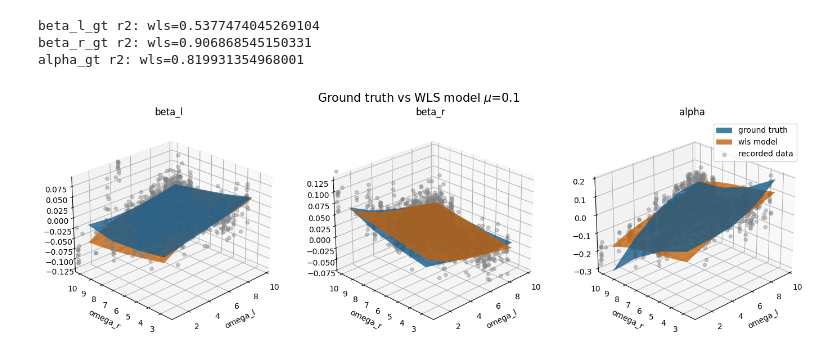
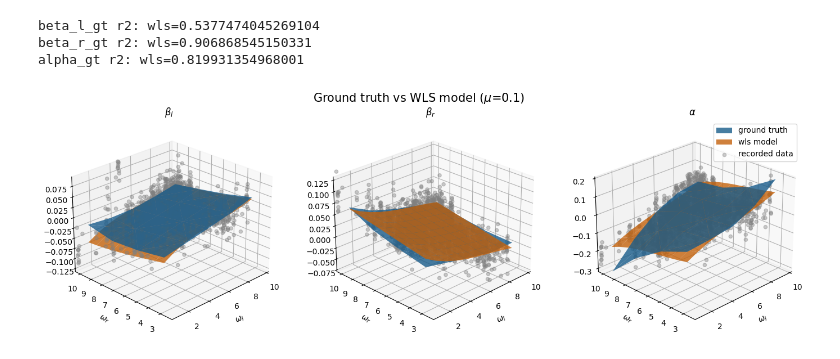
Before and after one commit to jprogrammer13/drp_course_2023, a Jupyter notebook: notebooks/results_plot.ipynb, the cells around one changed output. Saved outputs shown, nothing was run; the diff lists cells and outputs as text; code cells hidden in the pictures.

```diff
--- a/notebooks/results_plot.ipynb
+++ b/notebooks/results_plot.ipynb
@@ -512,9 +512,9 @@ ax1 = fig.add_subplot(131, projection='3d')
 ax1.scatter(omega_l_wls, omega_r_wls, beta_l_wls, color="gray", alpha=0.4)
 ax1.plot_trisurf(omega_l_gt, omega_r_gt, beta_l_gt, alpha=0.8)
 ax1.plot_surface(omega_l_grid, omega_r_grid, beta_l_grid_wls, alpha=0.8)
-ax1.set_xlabel("omega_l")
-ax1.set_ylabel("omega_r")
-ax1.set_title("beta_l")
+ax1.set_xlabel("$\omega_l$")
+ax1.set_ylabel("$\omega_r$")
+ax1.set_title("$\\beta_l$")
 ax1.view_init(25, 225)
 
 # Adjust the axis limits to zoom in
@@ -527,37 +527,37 @@ ax1.set_zlim(min(beta_l_wls), max(beta_l_wls) * 0.95)
 ax2 = fig.add_subplot(132, projection='3d')
 ax2.plot_trisurf(omega_l_gt, omega_r_gt, beta_r_gt, alpha=0.8)
 ax2.plot_surface(omega_l_grid, omega_r_grid, beta_r_grid_wls, alpha=0.8)
 ax2.scatter(omega_l_wls, omega_r_wls, beta_r_wls, color="gray", alpha=0.4)
-ax2.set_xlabel("omega_l")
-ax2.set_ylabel("omega_r")
-ax2.set_title("beta_r")
+ax2.set_xlabel("$\omega_l$")
+ax2.set_ylabel("$\omega_r$")
+ax2.set_title("$\\beta_r$")
 ax2.view_init(25, 225)
 
 # Adjust the axis limits to zoom in
 ax2.set_xlim(min(omega_l_wls), max(omega_l_wls) * 0.95)
 ax2.set_ylim(min(omega_r_wls), max(omega_r_wls) * 0.95)
 ax2.set_zlim(min(beta_r_wls), max(beta_r_wls) * 0.95)
 
 # Alpha residuals
 ax3 = fig.add_subplot(133, projection='3d')
 ax3.plot_trisurf(omega_l_gt, omega_r_gt, alpha_gt,
                  alpha=0.8, label="ground truth")
 ax3.plot_surface(omega_l_grid, omega_r_grid, alpha_grid_wls,
                  alpha=0.8, label="wls model")
 ax3.scatter(omega_l_wls, omega_r_wls, alpha_wls,
             color="gray", alpha=0.4, label="recorded data")
 ax3.legend()
-ax3.set_xlabel("omega_l")
-ax3.set_ylabel("omega_r")
-ax3.set_title("alpha")
+ax3.set_xlabel("$\omega_l$")
+ax3.set_ylabel("$\omega_r$")
+ax3.set_title("$\\alpha$")
 ax3.view_init(25, 225)
 
 # Adjust the axis limits to zoom in
 ax3.set_xlim(min(omega_l_wls), max(omega_l_wls) * 0.95)
 ax3.set_ylim(min(omega_r_wls), max(omega_r_wls) * 0.95)
 ax3.set_zlim(min(alpha_wls), max(alpha_wls) * 0.95)
 
 plt.savefig(osp.join(data_path, "gt_vs_wls.pdf"), dpi=500, bbox_inches='tight')
 plt.show()
 # %% [output]
-[figure, old version]
+[figure, new version]
```
Also changed, not shown: parts of 3 cells of this notebook, 27 other files.
